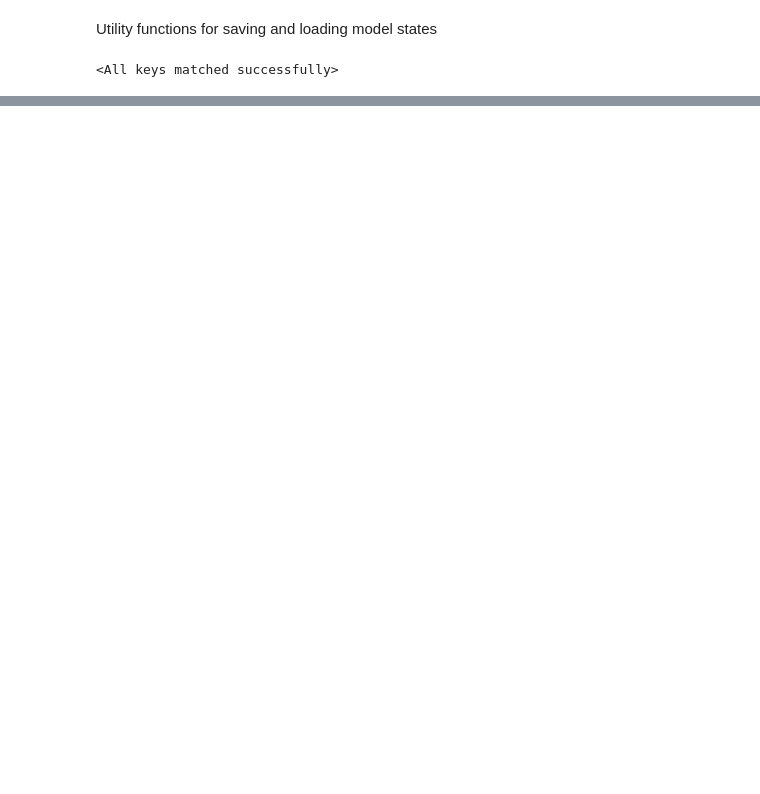
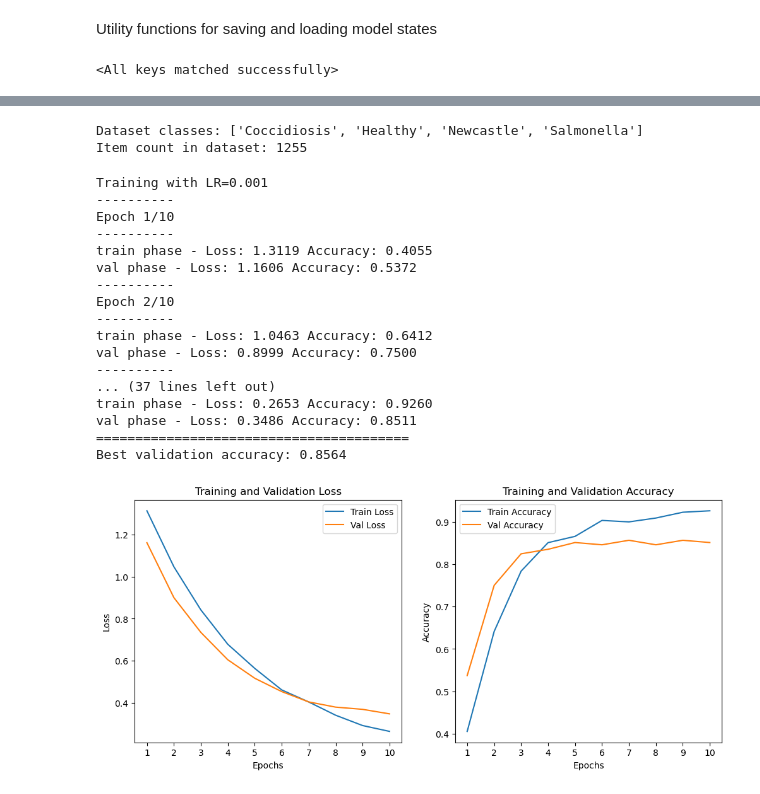
Before and after one commit to CheckinChickens/gmm-komandine, a Jupyter notebook: EfficientNet/efficientnet.ipynb, the cells around one changed output, grey strips where cells are left out. Saved outputs shown, nothing was run; the diff lists cells and outputs as text; code cells hidden in the pictures; blank space fills up the shorter version.

```diff
--- a/EfficientNet/efficientnet.ipynb
+++ b/EfficientNet/efficientnet.ipynb
@@ -267,0 +317,37 @@ model.load_state_dict(torch.load('poultry_disease_efficientnet-larger.pth', map_
+# %%
+print(f"Dataset classes: {full_dataset.classes}")
+print(f"Item count in dataset: {len(full_dataset)}")
+# %% [output]
+Dataset classes: ['Coccidiosis', 'Healthy', 'Newcastle', 'Salmonella']
+Item count in dataset: 1255
+# %%
+# Reset model and train with smaller dataset
+model = models.efficientnet_b0(pretrained=True)
+model.classifier[1] = torch.nn.Linear(model.classifier[1].in_features, len(full_dataset.classes))
+
+lr = 0.001
+criterion = nn.CrossEntropyLoss()
+optimizer = optim.SGD(model.parameters(), lr=lr, momentum=0.9)
+
+model = model.to(device)
+print(f"Training with LR={lr}")
+model = train_model(model, criterion, optimizer, train_loader, val_loader, num_epochs=10)
+# %% [output]
+Training with LR=0.001
+----------
+Epoch 1/10
+----------
+train phase - Loss: 1.3119 Accuracy: 0.4055
+val phase - Loss: 1.1606 Accuracy: 0.5372
+----------
+Epoch 2/10
+----------
+train phase - Loss: 1.0463 Accuracy: 0.6412
+val phase - Loss: 0.8999 Accuracy: 0.7500
+----------
+... (37 lines left out)
+train phase - Loss: 0.2653 Accuracy: 0.9260
+val phase - Loss: 0.3486 Accuracy: 0.8511
+========================================
+Best validation accuracy: 0.8564
+[figure, added]
```
Also changed, not shown: parts of 16 cells of this notebook, 2 other files.
